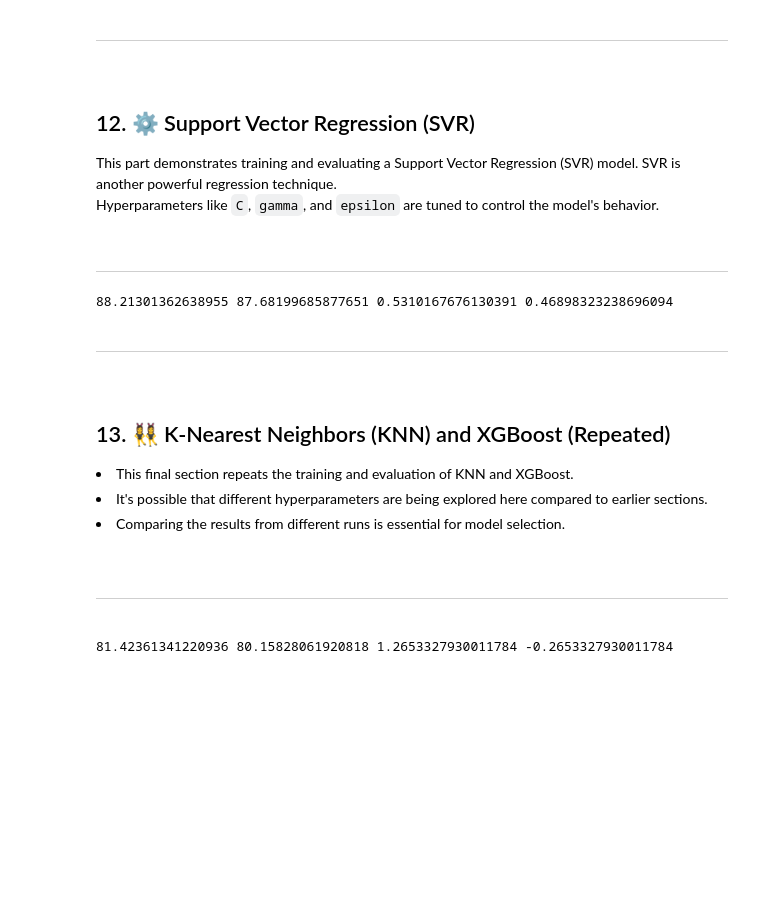
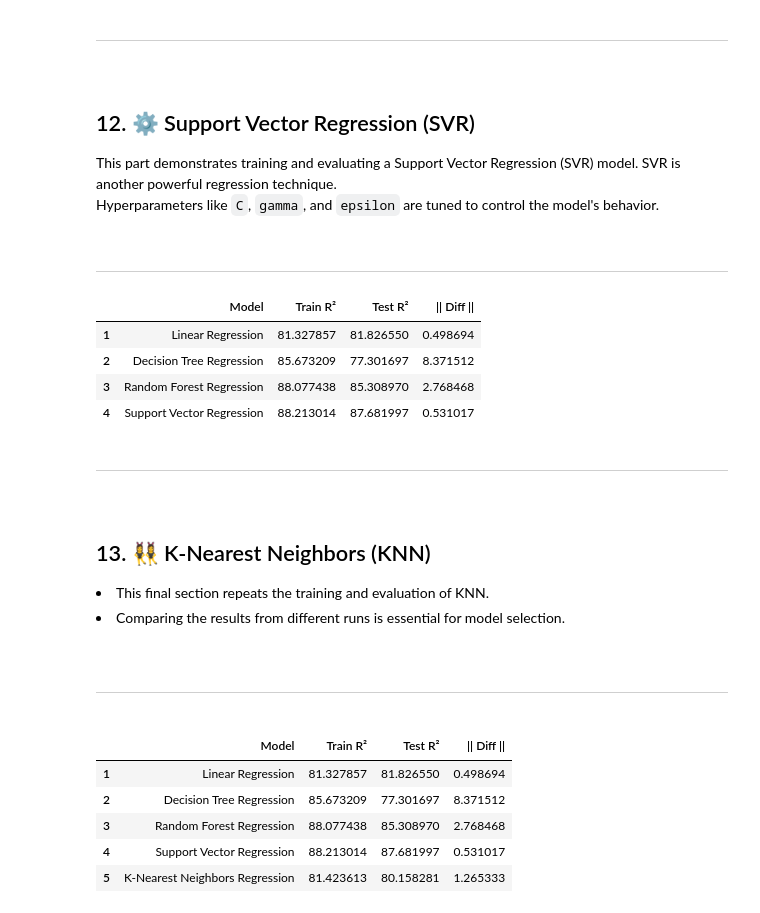
Before and after one commit to Zaid-N-Ansari/PG-Mini-Project, a Jupyter notebook: Regression_Final.ipynb, the cells around one changed output. Cells and saved outputs as stored; diff of their text form; code cells hidden in the pictures; blank space fills up the shorter version.

```diff
--- a/Regression_Final.ipynb
+++ b/Regression_Final.ipynb
@@ -214,5 +216,7 @@ testing_r2 = LR.score(x_test, y_test) * 100
 
 diff = abs(training_r2 - testing_r2)
 
-print(training_r2, testing_r2, diff, 1-diff)
+# pd.DataFrame({'Model': 'Linear Regression', 'Traning R2': training_r2, 'Testing R2': testing_r2, 'Traning and Testing R2 Diff': diff}, index=[1])
+scores.loc[1] = ['Linear Regression', training_r2, testing_r2, diff]
+scores
 # %% [output]
@@ -243,5 +248,6 @@ testing_r2 = DTR.score(x_test, y_test) * 100
 
 diff = abs(training_r2 - testing_r2)
 
-print(f'{training_r2} {testing_r2} {diff} {1-diff}')
+scores.loc[2] = ['Decision Tree Regression', training_r2, testing_r2, diff]
+scores
 # %% [output]
@@ -272,7 +280,8 @@ testing_r2 = RFR.score(x_test, y_test) * 100
 
 diff = abs(training_r2 - testing_r2)
 
-print(training_r2, testing_r2, diff, 1-diff)
+scores.loc[3] = ['Random Forest Regression', training_r2, testing_r2, diff]
+scores
 
 # XGB = XGBRegressor(n_estimators=354, learning_rate=0.009, max_depth=6, gamma=0.15, subsample=0.045, colsample_bytree=0.8)
 # XGB.fit(x_train, y_train)
@@ -379,18 +323,22 @@ testing_r2 = SVM.score(x_test, y_test) * 100
 
 diff = abs(training_r2 - testing_r2)
 
-print(training_r2, testing_r2, diff, 1-diff)
+scores.loc[4] = ['Support Vector Regression', training_r2, testing_r2, diff]
+scores
 # %% [output]
-88.21301362638955 87.68199685877651 0.5310167676130391 0.46898323238696094
+|  | Model | Train R² | Test R² | || Diff || |
+| 1 | Linear Regression | 81.327857 | 81.826550 | 0.498694 |
+| 2 | Decision Tree Regression | 85.673209 | 77.301697 | 8.371512 |
+| 3 | Random Forest Regression | 88.077438 | 85.308970 | 2.768468 |
+| 4 | Support Vector Regression | 88.213014 | 87.681997 | 0.531017 |
 # %% [markdown]
 ---
 
 <br>
 
-##   13\. 👯‍♀️ K-Nearest Neighbors (KNN) and XGBoost (Repeated)
+##   13\. 👯‍♀️ K-Nearest Neighbors (KNN)
 
-<li>This final section repeats the training and evaluation of KNN and XGBoost.
-<li> It's possible that different hyperparameters are being explored here compared to earlier sections.
+<li>This final section repeats the training and evaluation of KNN.
 <li> Comparing the results from different runs is essential for model selection.
 
 <br>
@@ -401,26 +349,32 @@ print(training_r2, testing_r2, diff, 1-diff)
 # %%
 KNN = KNeighborsRegressor(algorithm='auto', metric='minkowski', p=2, leaf_size=65, n_neighbors=15)
 
 KNN.fit(x_train, y_train)
 
 y_pred = KNN.predict(x_test)
 y_train_pred = KNN.predict(x_train)
 
 training_r2 = KNN.score(x_train, y_train) * 100
 testing_r2 = KNN.score(x_test, y_test) * 100
 
 diff = abs(training_r2 - testing_r2)
 
-print(training_r2, testing_r2, diff, 1-diff)
+scores.loc[5] = ['K-Nearest Neighbors Regression', training_r2, testing_r2, diff]
+scores
 
 # XGB = XGBRegressor(n_estimators=354, learning_rate=0.0099, max_depth=6, gamma=0.12, subsample=0.045, colsample_bytree=0.8)
 # XGB.fit(x_train, y_train)
 
 # y_pred = XGB.predict(x_test)
 # y_train_pred = XGB.predict(x_train)
 # training_r2 = XGB.score(x_train, y_train) * 100
 # testing_r2 = XGB.score(x_test, y_test) * 100
 # diff = abs(training_r2 - testing_r2)
 # print(training_r2, testing_r2, diff, 1-diff)
 # %% [output]
-81.42361341220936 80.15828061920818 1.2653327930011784 -0.2653327930011784
+|  | Model | Train R² | Test R² | || Diff || |
+| 1 | Linear Regression | 81.327857 | 81.826550 | 0.498694 |
+| 2 | Decision Tree Regression | 85.673209 | 77.301697 | 8.371512 |
+| 3 | Random Forest Regression | 88.077438 | 85.308970 | 2.768468 |
+| 4 | Support Vector Regression | 88.213014 | 87.681997 | 0.531017 |
+| 5 | K-Nearest Neighbors Regression | 81.423613 | 80.158281 | 1.265333 |
```
Also changed, not shown: parts of 7 cells of this notebook.
